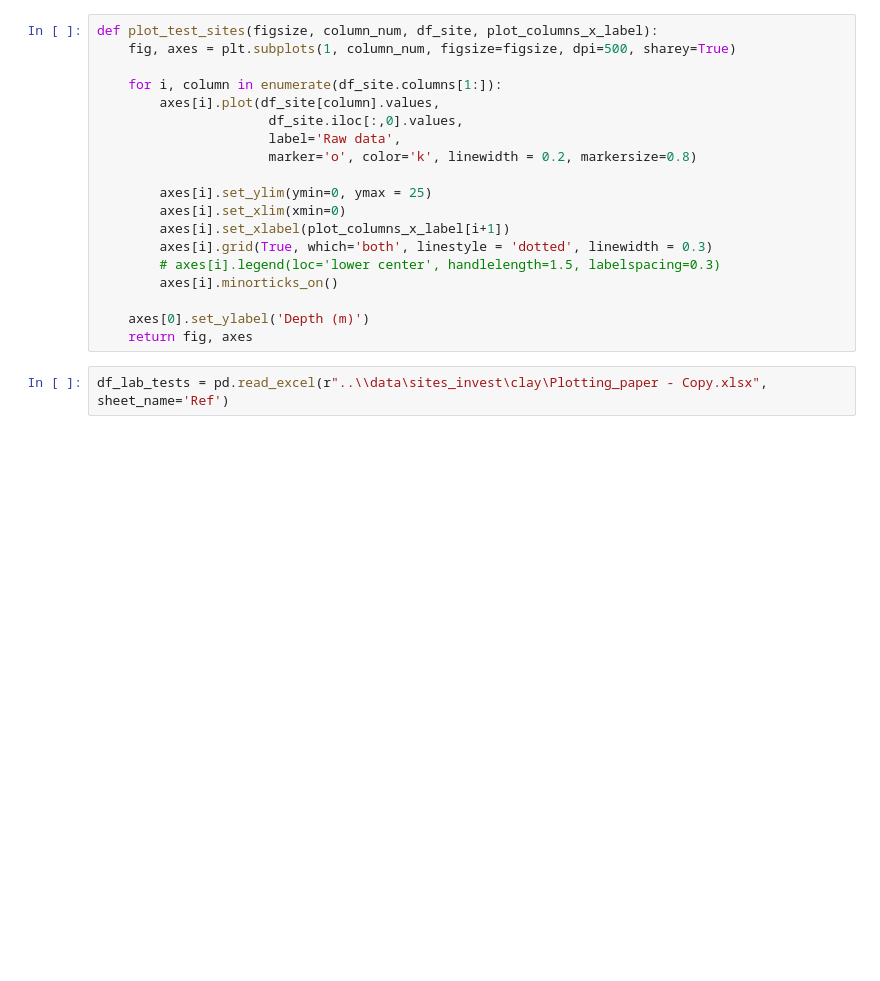
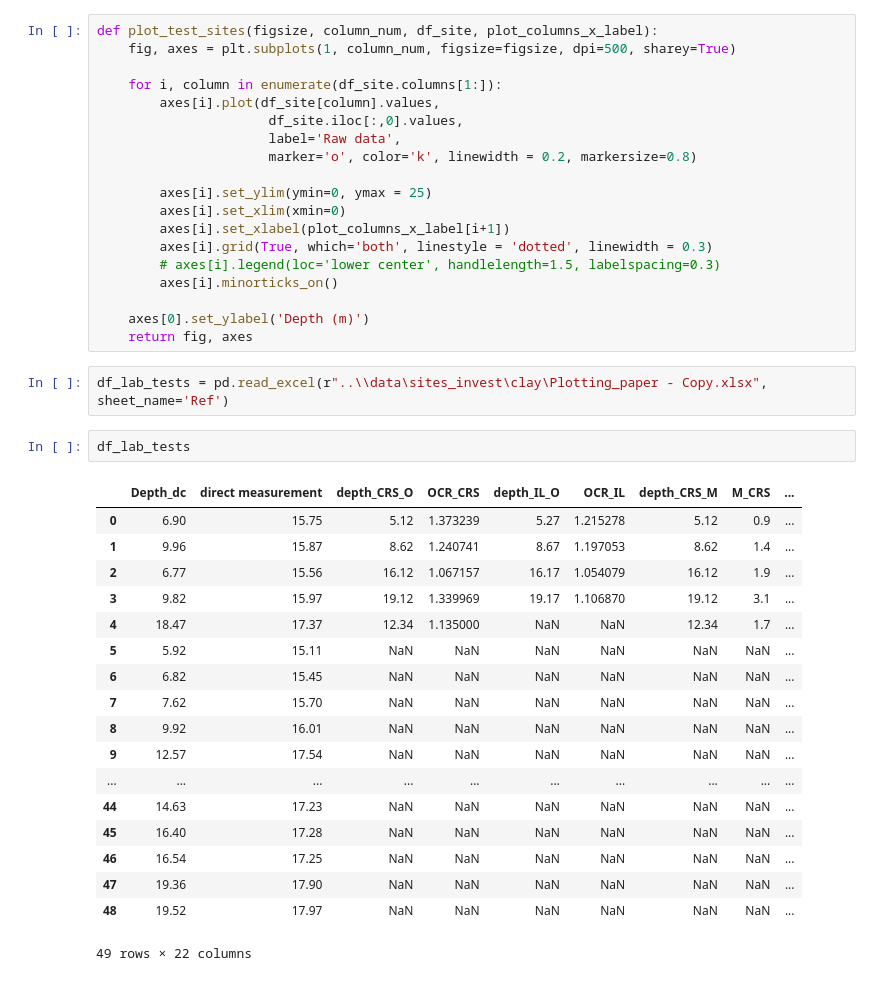
Before and after one commit to harifel/ISGSR25_DataDrivenSiteCharacterization, a Jupyter notebook: src/20_main_norwegian_testsite_clay.ipynb, the cells around one changed output. Drawn from its saved outputs; the diff is of its cells as text; blank space fills up the shorter version.

```diff
--- a/src/20_main_norwegian_testsite_clay.ipynb
+++ b/src/20_main_norwegian_testsite_clay.ipynb
@@ -189,5 +189,26 @@ def plot_test_sites(figsize, column_num, df_site, plot_columns_x_label):
     return fig, axes
 # %%
 df_lab_tests = pd.read_excel(r"..\\data\sites_invest\clay\Plotting_paper - Copy.xlsx", sheet_name='Ref')
+# %%
+df_lab_tests
+# %% [output]
+|  | Depth_dc | direct measurement | depth_CRS_O | OCR_CRS | depth_IL_O | OCR_IL | depth_CRS_M | M_CRS | ... |
+| 0 | 6.90 | 15.75 | 5.12 | 1.373239 | 5.27 | 1.215278 | 5.12 | 0.9 | ... |
+| 1 | 9.96 | 15.87 | 8.62 | 1.240741 | 8.67 | 1.197053 | 8.62 | 1.4 | ... |
+| 2 | 6.77 | 15.56 | 16.12 | 1.067157 | 16.17 | 1.054079 | 16.12 | 1.9 | ... |
+| 3 | 9.82 | 15.97 | 19.12 | 1.339969 | 19.17 | 1.106870 | 19.12 | 3.1 | ... |
+| 4 | 18.47 | 17.37 | 12.34 | 1.135000 | NaN | NaN | 12.34 | 1.7 | ... |
+| 5 | 5.92 | 15.11 | NaN | NaN | NaN | NaN | NaN | NaN | ... |
+| 6 | 6.82 | 15.45 | NaN | NaN | NaN | NaN | NaN | NaN | ... |
+| 7 | 7.62 | 15.70 | NaN | NaN | NaN | NaN | NaN | NaN | ... |
+| 8 | 9.92 | 16.01 | NaN | NaN | NaN | NaN | NaN | NaN | ... |
+| 9 | 12.57 | 17.54 | NaN | NaN | NaN | NaN | NaN | NaN | ... |
+| ... | ... | ... | ... | ... | ... | ... | ... | ... | ... |
+| 44 | 14.63 | 17.23 | NaN | NaN | NaN | NaN | NaN | NaN | ... |
+| 45 | 16.40 | 17.28 | NaN | NaN | NaN | NaN | NaN | NaN | ... |
+| 46 | 16.54 | 17.25 | NaN | NaN | NaN | NaN | NaN | NaN | ... |
+| 47 | 19.36 | 17.90 | NaN | NaN | NaN | NaN | NaN | NaN | ... |
+| 48 | 19.52 | 17.97 | NaN | NaN | NaN | NaN | NaN | NaN | ... |
+49 rows × 22 columns
 # %%
 cm = 1/2.54  # centimeters in inches
```
Also changed, not shown: parts of 1 cell of this notebook, 1 other file.
